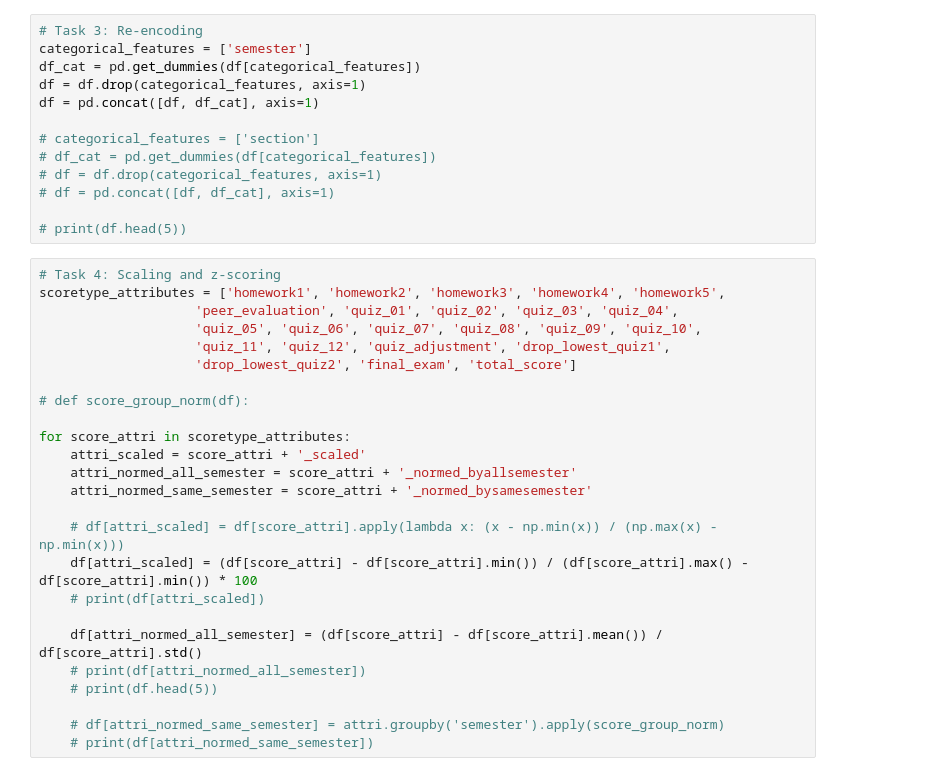
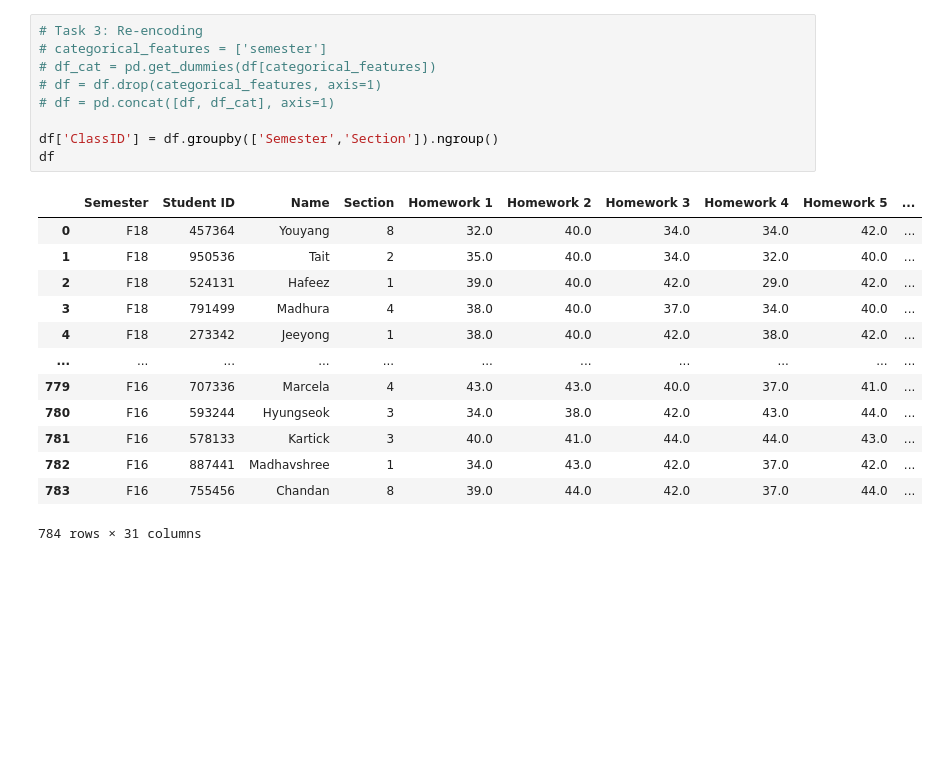
Before and after one commit to HennyJie/CS570-DataMining, a Jupyter notebook: hw1.ipynb, the cells around one changed output. Drawn from its saved outputs; the diff is of its cells as text; blank space fills up the shorter version.

```diff
--- a/hw1.ipynb
+++ b/hw1.ipynb
@@ -56,38 +23,23 @@ df.fillna(0)
 # %%
 # Task 3: Re-encoding
-categorical_features = ['semester']
-df_cat = pd.get_dummies(df[categorical_features])
-df = df.drop(categorical_features, axis=1)
-df = pd.concat([df, df_cat], axis=1)
-
-# categorical_features = ['section']
+# categorical_features = ['semester']
 # df_cat = pd.get_dummies(df[categorical_features])
 # df = df.drop(categorical_features, axis=1)
 # df = pd.concat([df, df_cat], axis=1)
 
-# print(df.head(5))
+df['ClassID'] = df.groupby(['Semester','Section']).ngroup()
+df
+# %% [output]
+|  | Semester | Student ID | Name | Section | Homework 1 | Homework 2 | Homework 3 | Homework 4 | Homework 5 | ... |
+| 0 | F18 | 457364 | Youyang | 8 | 32.0 | 40.0 | 34.0 | 34.0 | 42.0 | ... |
+| 1 | F18 | 950536 | Tait | 2 | 35.0 | 40.0 | 34.0 | 32.0 | 40.0 | ... |
+| 2 | F18 | 524131 | Hafeez | 1 | 39.0 | 40.0 | 42.0 | 29.0 | 42.0 | ... |
+| 3 | F18 | 791499 | Madhura | 4 | 38.0 | 40.0 | 37.0 | 34.0 | 40.0 | ... |
+| 4 | F18 | 273342 | Jeeyong | 1 | 38.0 | 40.0 | 42.0 | 38.0 | 42.0 | ... |
+| ... | ... | ... | ... | ... | ... | ... | ... | ... | ... | ... |
+| 779 | F16 | 707336 | Marcela | 4 | 43.0 | 43.0 | 40.0 | 37.0 | 41.0 | ... |
+| 780 | F16 | 593244 | Hyungseok | 3 | 34.0 | 38.0 | 42.0 | 43.0 | 44.0 | ... |
+| 781 | F16 | 578133 | Kartick | 3 | 40.0 | 41.0 | 44.0 | 44.0 | 43.0 | ... |
+| 782 | F16 | 887441 | Madhavshree | 1 | 34.0 | 43.0 | 42.0 | 37.0 | 42.0 | ... |
+| 783 | F16 | 755456 | Chandan | 8 | 39.0 | 44.0 | 42.0 | 37.0 | 44.0 | ... |
+784 rows × 31 columns
-# %%
-# Task 4: Scaling and z-scoring
-scoretype_attributes = ['homework1', 'homework2', 'homework3', 'homework4', 'homework5',
-                    'peer_evaluation', 'quiz_01', 'quiz_02', 'quiz_03', 'quiz_04',
-                    'quiz_05', 'quiz_06', 'quiz_07', 'quiz_08', 'quiz_09', 'quiz_10',
-                    'quiz_11', 'quiz_12', 'quiz_adjustment', 'drop_lowest_quiz1',
-                    'drop_lowest_quiz2', 'final_exam', 'total_score']
-
-# def score_group_norm(df):
-
-for score_attri in scoretype_attributes:
-    attri_scaled = score_attri + '_scaled'
-    attri_normed_all_semester = score_attri + '_normed_byallsemester'
-    attri_normed_same_semester = score_attri + '_normed_bysamesemester'
-
-    # df[attri_scaled] = df[score_attri].apply(lambda x: (x - np.min(x)) / (np.max(x) - np.min(x)))
-    df[attri_scaled] = (df[score_attri] - df[score_attri].min()) / (df[score_attri].max() - df[score_attri].min()) * 100
-    # print(df[attri_scaled])
-
-    df[attri_normed_all_semester] = (df[score_attri] - df[score_attri].mean()) / df[score_attri].std()
-    # print(df[attri_normed_all_semester])
-    # print(df.head(5))
-
-    # df[attri_normed_same_semester] = attri.groupby('semester').apply(score_group_norm)
-    # print(df[attri_normed_same_semester])
```
Also changed, not shown: parts of 14 cells of this notebook, 2 other files.
